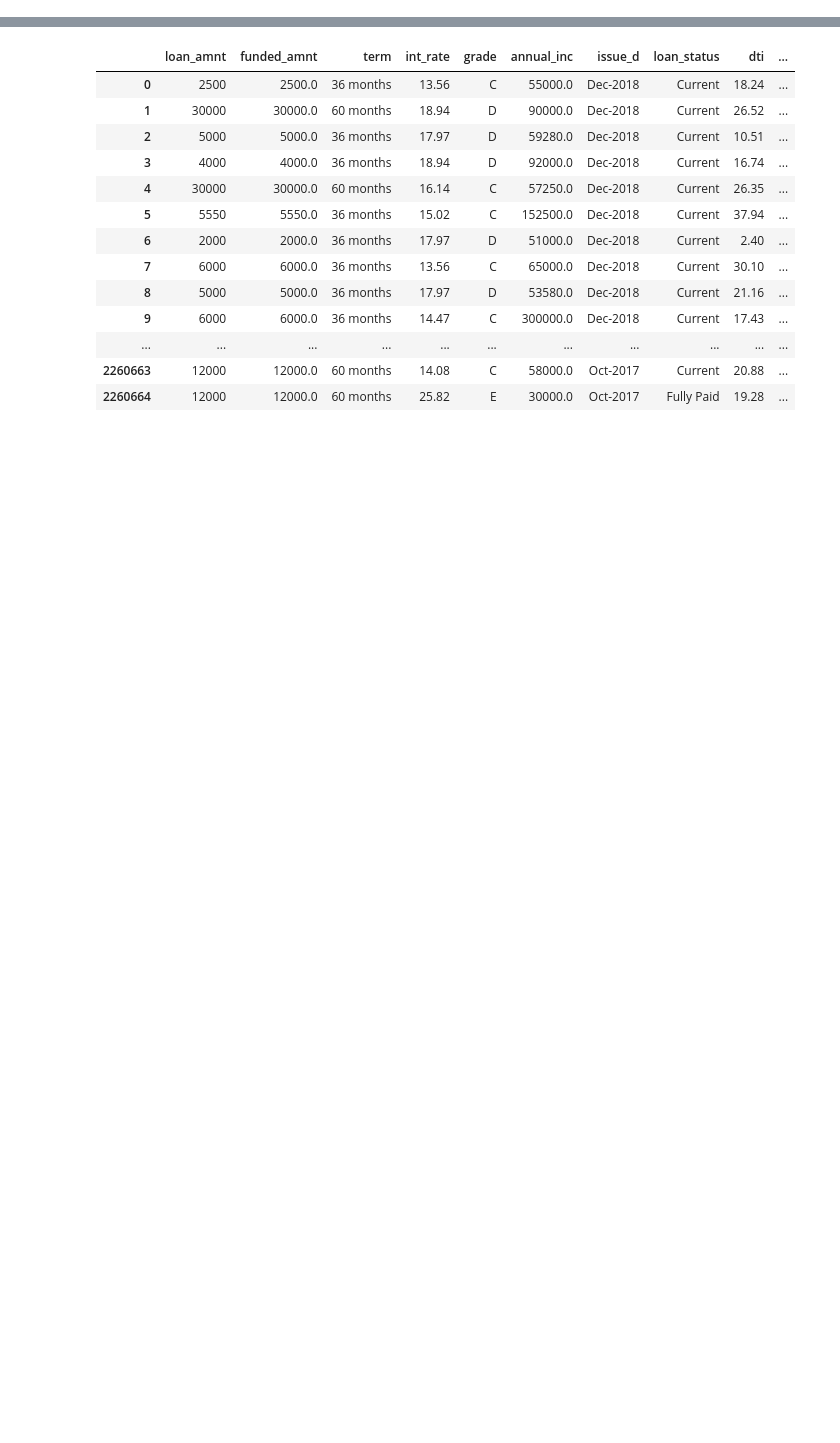
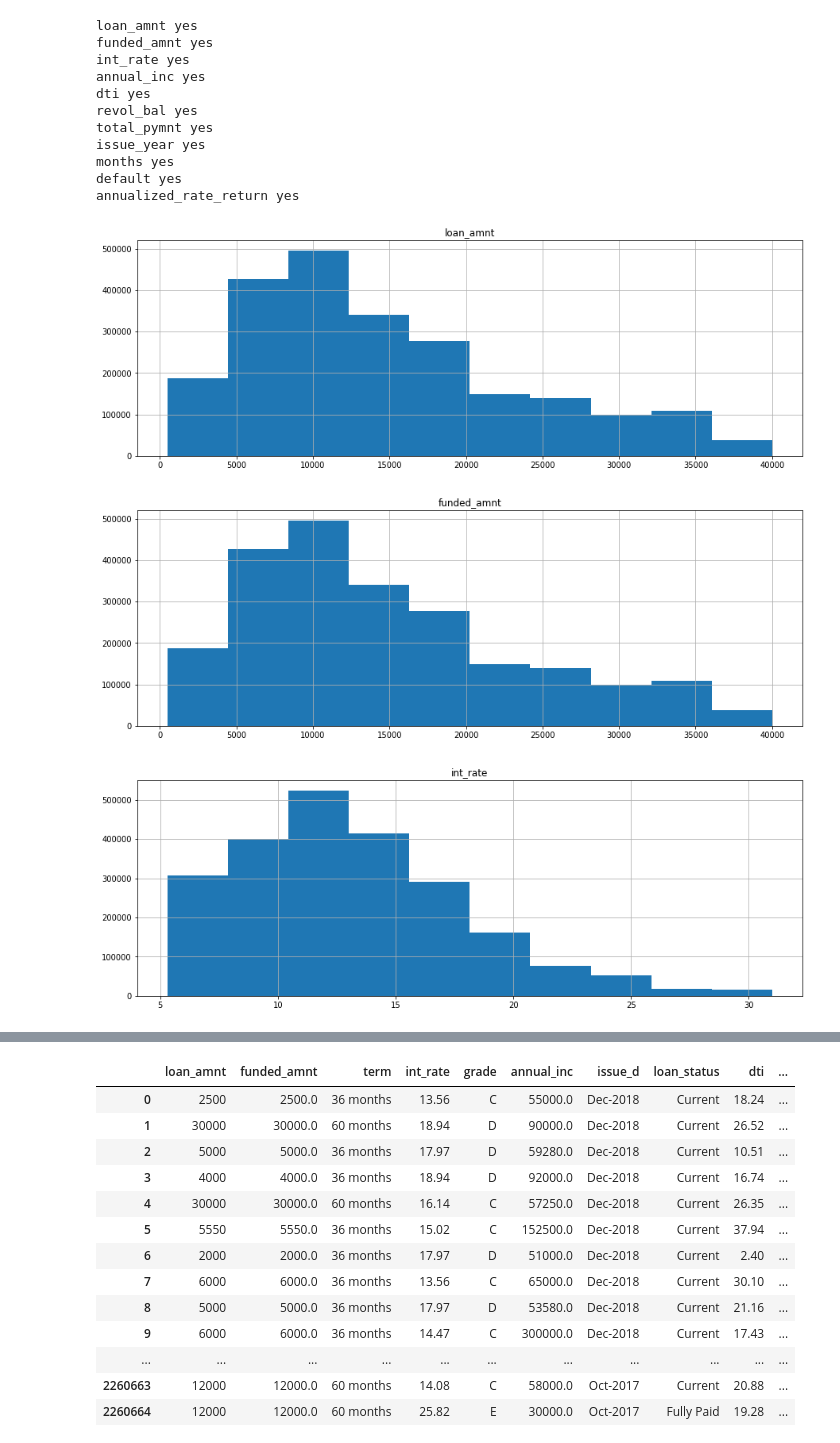
Before and after one commit to nygeog/assignment, a Jupyter notebook: part_1.ipynb, the cells around one changed output, grey strips where cells are left out. Cells and saved outputs as stored; diff of their text form; code cells hidden in the pictures; blank space fills up the shorter version.

```diff
--- a/part_1.ipynb
+++ b/part_1.ipynb
@@ -26,0 +27,23 @@ df.describe()
+# %%
+for col in df.columns:
+    #print(col, df[col].dtype)
+    if (df[col].dtype == int) | (df[col].dtype == float):
+        print(col, 'yes')
+        fig, ax = plt.subplots()
+        df.hist(col, ax=ax)
+        fig.savefig('img/{}.png'.format(col))
+# %% [output]
+loan_amnt yes
+funded_amnt yes
+int_rate yes
+annual_inc yes
+dti yes
+revol_bal yes
+total_pymnt yes
+issue_year yes
+months yes
+default yes
+annualized_rate_return yes
+[figure, added]
+[figure, added]
+[figure, added]
```
Also changed, not shown: parts of 9 cells of this notebook, 13 other files.
